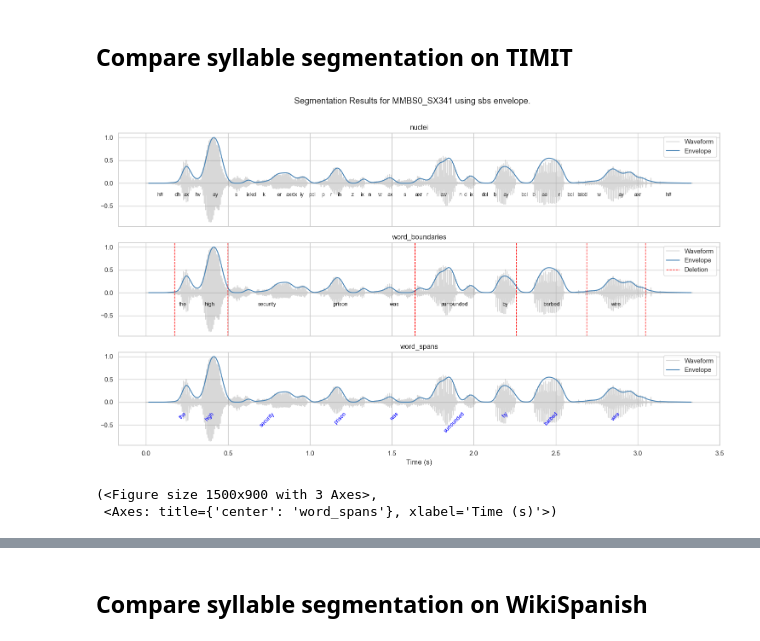
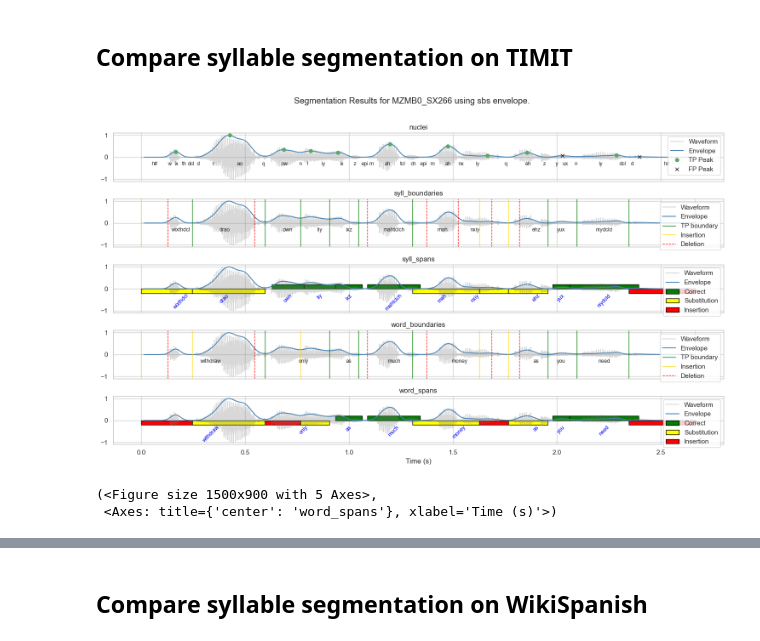
Before and after one commit to hjvm/findsylls, a Jupyter notebook: findsylls_demo.ipynb, the cells around one changed output, grey strips where cells are left out. Cells and saved outputs as stored; diff of their text form; code cells hidden in the pictures.

```diff
--- a/findsylls_demo.ipynb
+++ b/findsylls_demo.ipynb
@@ -45,7 +45,7 @@ from findsylls.plotting.plot_segmentation import plot_segmentation_result
 
 # Read Spanish speech.
 WIKISPANISH_AUDIO = "./data/WikiSpanish/wiki_spa_speech_transcripts/wiki_spa_speech_transcripts/data/speech/**/*.flac"
-WIKISPANISH_TEXTGRID = "./data/WikiSpanish/WikiSpanish_aligned/*.TextGrid"
+WIKISPANISH_TEXTGRID = "./data/WikiSpanish/WikiSpanish_aligned/*_syllabified.TextGrid"
 WKSP_WORD_TIER = 0
 WKSP_SYLL_TIER = 1
 WKSP_PHONE_TIER = 2
@@ -58,9 +58,9 @@ LSP_SYLL_TIER = 2
 LSP_PHONE_TIER = 1
 
 TIMIT_AUDIO="./data/timit1/TextGrids/*.wav"
-TIMIT_TEXTGRID="./data/timit1/TextGrids/*.TextGrid"
+TIMIT_TEXTGRID="./data/timit1/TextGrids/*_syllabified.TextGrid"
 TMT_PHONE_TIER = 0
-TMT_SYLL_TIER = None
+TMT_SYLL_TIER = 2
 TMT_WORD_TIER = 1
 
 # Child-directed Spanish.
@@ -77,7 +77,7 @@ PHC_WORD_TIER = 0
 PHC_SYLL_TIER = 2
 PHC_PHONE_TIER = 1
 
-BRENT_AUDIO = "./data/Brent/mom_*/WavFiles/*.wav "
+BRENT_AUDIO = "./data/Brent/mom_*/WavFiles/*.wav"
 BRENT_TEXTGRID = "./data/Brent/mom_*/Output/*.TextGrid"
 BRENT_PHONE_TIER = 1
 BRENT_SYLL_TIER = None
@@ -329,19 +409,20 @@ timit_sbs_results = pd.read_csv("./output/TIMIT_sbs_segmentation.csv")
 timit_theta_results = pd.read_csv("./output/TIMIT_theta_segmentation.csv")
 # %%
 timit_sample = timit_sbs_results["file_id"].sample(1).values[0]
+timit_sample = "MZMB0_SX266"
 # %%
 plot_segmentation_result(
     df=timit_sbs_results,
     file_id=timit_sample,
     envelope_fn = "sbs",
     envelope_kwargs=sbs_envelope_kwargs,
     phone_tier=TMT_PHONE_TIER,
-    syll_tier=None,
+    syll_tier=TMT_SYLL_TIER,
     word_tier=TMT_WORD_TIER
 )
 # %% [output]
-[figure, old version]
+[figure, new version]
-(<Figure size 1500x900 with 3 Axes>,
+(<Figure size 1500x900 with 5 Axes>,
  <Axes: title={'center': 'word_spans'}, xlabel='Time (s)'>)
 # %%
 plot_segmentation_result(
```
Also changed, not shown: parts of 29 cells of this notebook, 42 other files.
